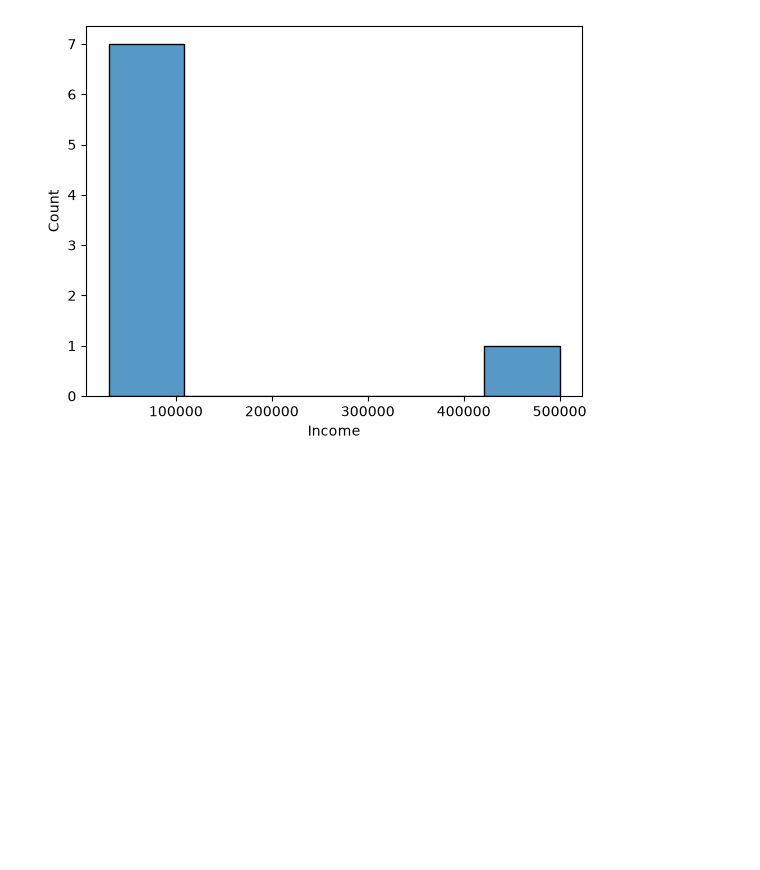
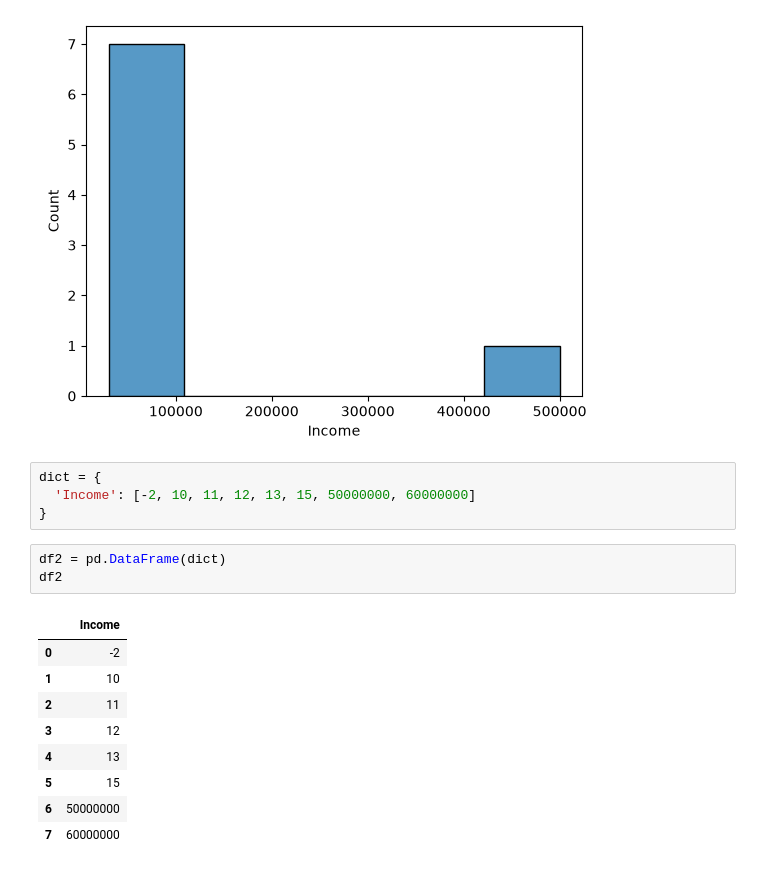
Before and after one commit to adityaraj790391-svg/machine-learning, a Jupyter notebook: Sem 3/encoding.ipynb, the cells around one changed output. Cells and saved outputs as stored; diff of their text form; blank space fills up the shorter version.

```diff
--- a/Sem 3/encoding.ipynb
+++ b/Sem 3/encoding.ipynb
@@ -201,3 +201,20 @@ sns.histplot(df1['Income'])
 # %% [output]
 <Axes: xlabel='Income', ylabel='Count'>
 [figure]
+# %%
+dict = {
+  'Income': [-2, 10, 11, 12, 13, 15, 50000000, 60000000]
+}
+# %%
+df2 = pd.DataFrame(dict)
+df2
+# %% [output]
+|  | Income |
+| 0 | -2 |
+| 1 | 10 |
+| 2 | 11 |
+| 3 | 12 |
+| 4 | 13 |
+| 5 | 15 |
+| 6 | 50000000 |
+| 7 | 60000000 |
```
Also changed, not shown: parts of 2 cells of this notebook.
